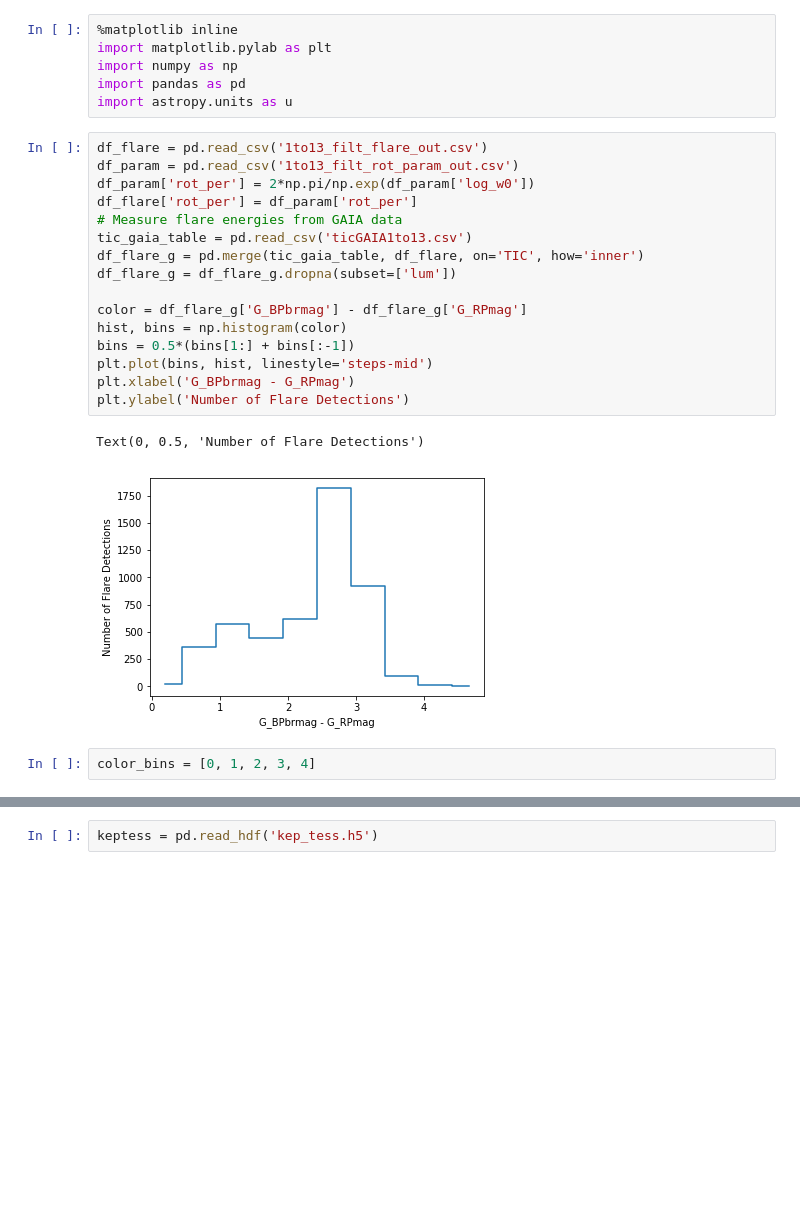
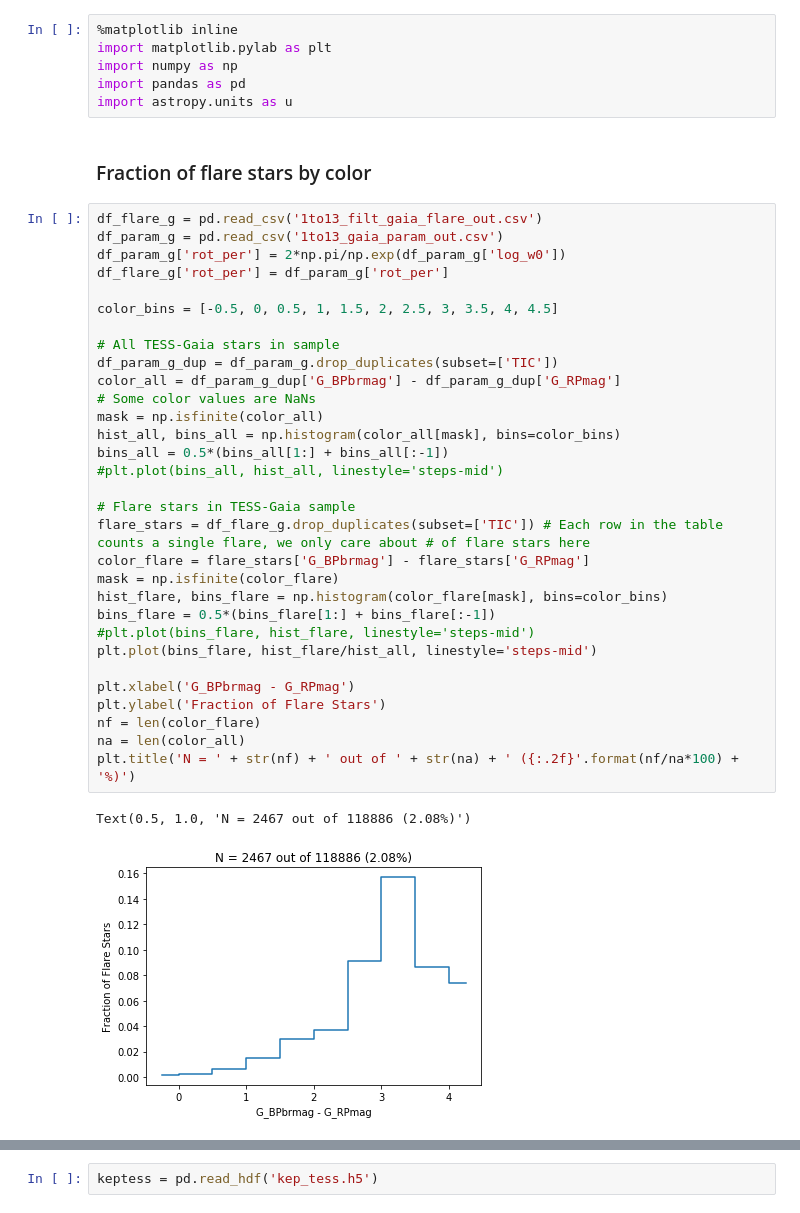
Before and after one commit to spencerw/tess_flare, a Jupyter notebook: plotsForPaper.ipynb, the cells around one changed output, grey strips where cells are left out. Drawn from its saved outputs; the diff is of its cells as text; blank space fills up the shorter version.

```diff
--- a/plotsForPaper.ipynb
+++ b/plotsForPaper.ipynb
@@ -4,24 +4,39 @@ import matplotlib.pylab as plt
 import numpy as np
 import pandas as pd
 import astropy.units as u
-# %%
-df_flare = pd.read_csv('1to13_filt_flare_out.csv')
-df_param = pd.read_csv('1to13_filt_rot_param_out.csv')
-df_param['rot_per'] = 2*np.pi/np.exp(df_param['log_w0'])
-df_flare['rot_per'] = df_param['rot_per']
-# Measure flare energies from GAIA data
-tic_gaia_table = pd.read_csv('ticGAIA1to13.csv')
-df_flare_g = pd.merge(tic_gaia_table, df_flare, on='TIC', how='inner')
-df_flare_g = df_flare_g.dropna(subset=['lum'])
-
-color = df_flare_g['G_BPbrmag'] - df_flare_g['G_RPmag']
-hist, bins = np.histogram(color)
-bins = 0.5*(bins[1:] + bins[:-1])
-plt.plot(bins, hist, linestyle='steps-mid')
-plt.xlabel('G_BPbrmag - G_RPmag')
-plt.ylabel('Number of Flare Detections')
-# %% [output]
-Text(0, 0.5, 'Number of Flare Detections')
-[figure, removed]
-# %%
-color_bins = [0, 1, 2, 3, 4]
+# %% [markdown]
+### Fraction of flare stars by color
+# %%
+df_flare_g = pd.read_csv('1to13_filt_gaia_flare_out.csv')
+df_param_g = pd.read_csv('1to13_gaia_param_out.csv')
+df_param_g['rot_per'] = 2*np.pi/np.exp(df_param_g['log_w0'])
+df_flare_g['rot_per'] = df_param_g['rot_per']
+
+color_bins = [-0.5, 0, 0.5, 1, 1.5, 2, 2.5, 3, 3.5, 4, 4.5]
+
+# All TESS-Gaia stars in sample
+df_param_g_dup = df_param_g.drop_duplicates(subset=['TIC'])
+color_all = df_param_g_dup['G_BPbrmag'] - df_param_g_dup['G_RPmag']
+# Some color values are NaNs
+mask = np.isfinite(color_all)
+hist_all, bins_all = np.histogram(color_all[mask], bins=color_bins)
+bins_all = 0.5*(bins_all[1:] + bins_all[:-1])
+#plt.plot(bins_all, hist_all, linestyle='steps-mid')
+
+# Flare stars in TESS-Gaia sample
+flare_stars = df_flare_g.drop_duplicates(subset=['TIC']) # Each row in the table counts a single flare, we only care about # of flare stars here
+color_flare = flare_stars['G_BPbrmag'] - flare_stars['G_RPmag']
+mask = np.isfinite(color_flare)
+hist_flare, bins_flare = np.histogram(color_flare[mask], bins=color_bins)
+bins_flare = 0.5*(bins_flare[1:] + bins_flare[:-1])
+#plt.plot(bins_flare, hist_flare, linestyle='steps-mid')
+plt.plot(bins_flare, hist_flare/hist_all, linestyle='steps-mid')
+
+plt.xlabel('G_BPbrmag - G_RPmag')
+plt.ylabel('Fraction of Flare Stars')
+nf = len(color_flare)
+na = len(color_all)
+plt.title('N = ' + str(nf) + ' out of ' + str(na) + ' ({:.2f}'.format(nf/na*100) + '%)')
+# %% [output]
+Text(0.5, 1.0, 'N = 2467 out of 118886 (2.08%)')
+[figure, added]
```
Also changed, not shown: parts of 9 cells of this notebook, 5 other files.
